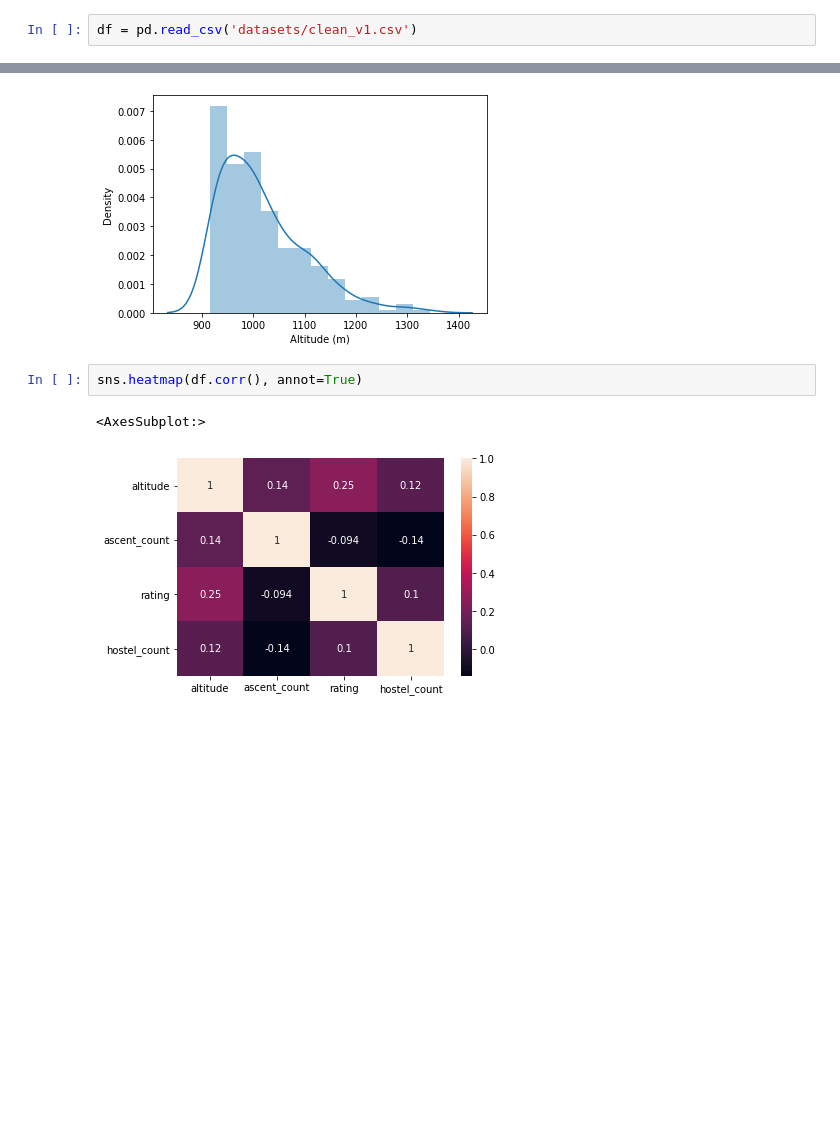
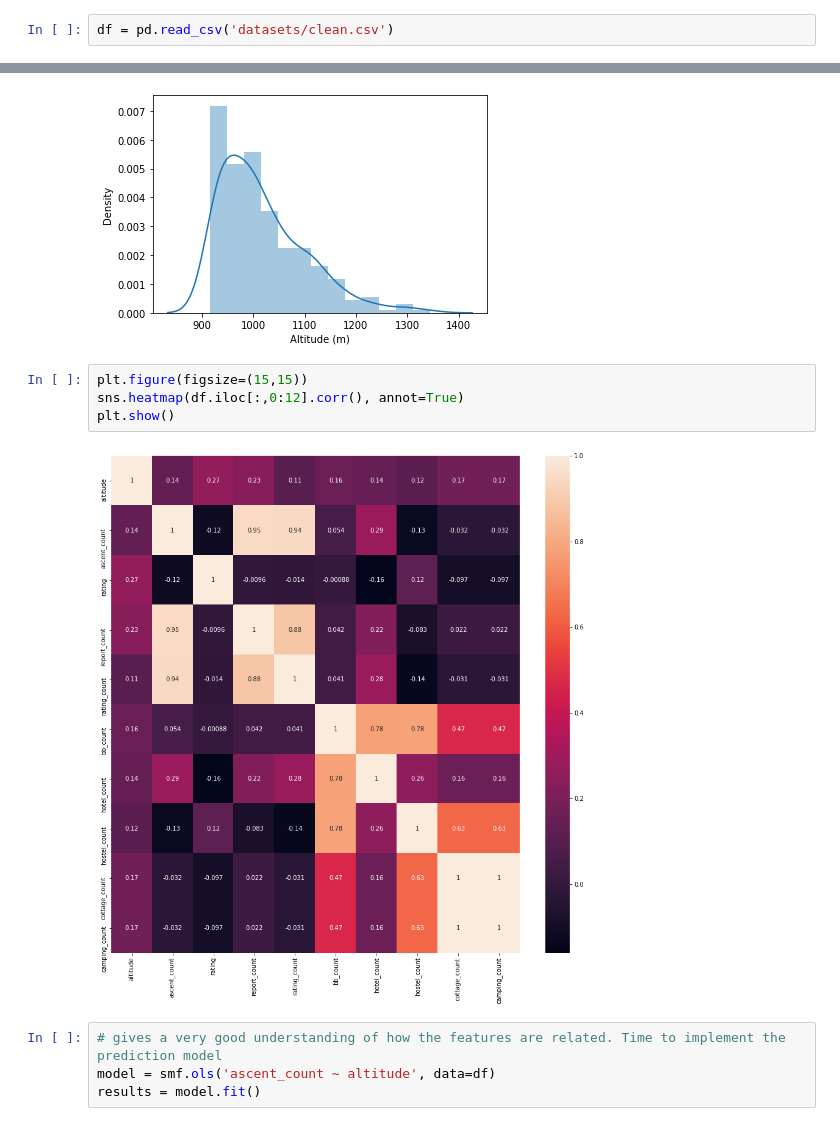
Before and after one commit to filipbalucha/FDS_final_project, a Jupyter notebook: data_analysis.ipynb, the cells around one changed output, grey strips where cells are left out. Saved outputs shown, nothing was run; the diff lists cells and outputs as text; blank space fills up the shorter version.

Commit message:
changes done to the model

```diff
--- a/data_analysis.ipynb
+++ b/data_analysis.ipynb
@@ -18,5 +8,5 @@ Requirement already satisfied: six in /Users/advaithsai/Library/Python/3.8/lib/p
 # %%
-df = pd.read_csv('datasets/clean_v1.csv')
+df = pd.read_csv('datasets/clean.csv')
 # %%
 df.head()
 # %% [output]
@@ -37,7 +28,12 @@ sns.distplot(x=df['altitude'], axlabel='Altitude (m)')
 <AxesSubplot:xlabel='Altitude (m)', ylabel='Density'>
 [figure]
 # %%
-sns.heatmap(df.corr(), annot=True)
+plt.figure(figsize=(15,15))
+sns.heatmap(df.iloc[:,0:12].corr(), annot=True)
+plt.show()
 # %% [output]
-<AxesSubplot:>
-[figure, old version]
+[figure, new version]
+# %%
+# gives a very good understanding of how the features are related. Time to implement the prediction model
+model = smf.ols('ascent_count ~ altitude', data=df)
+results = model.fit()
```
Also changed, not shown: parts of 21 cells of this notebook.
